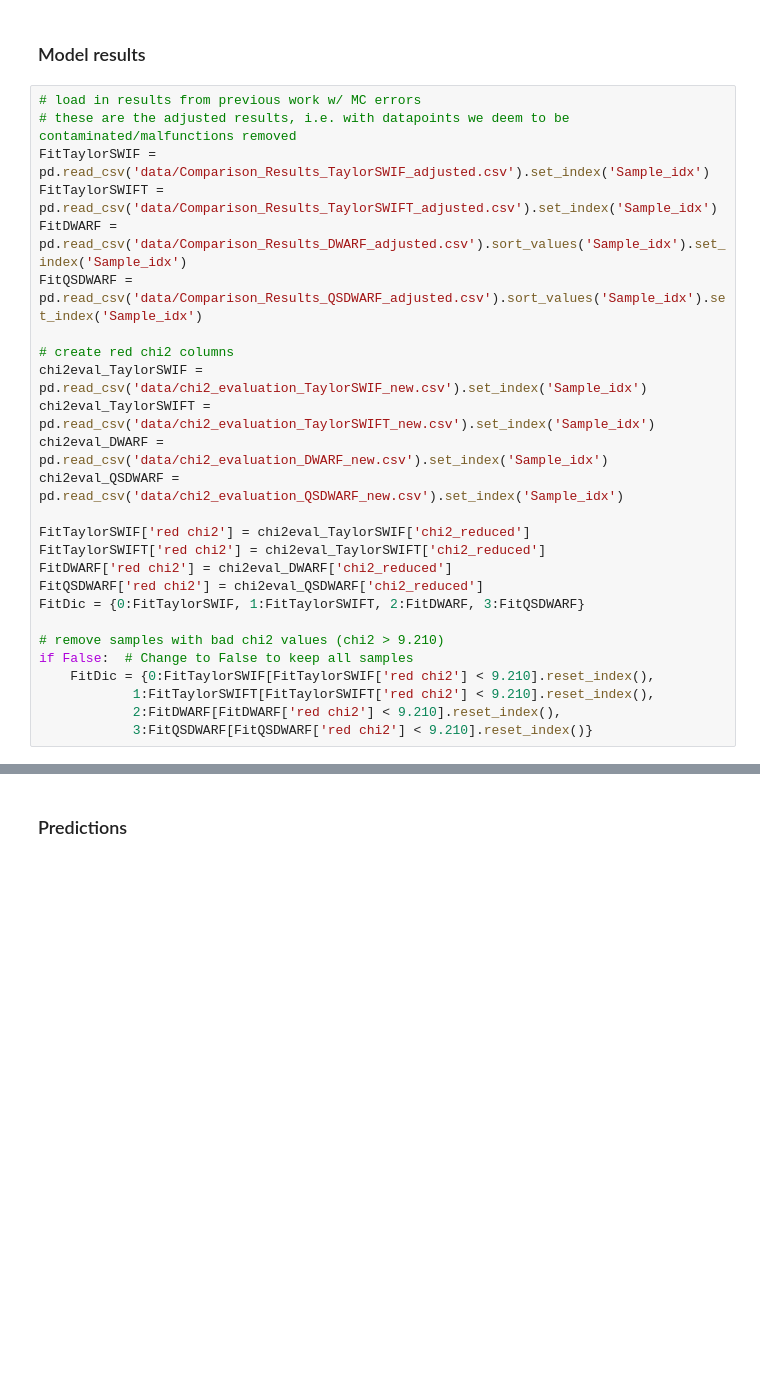
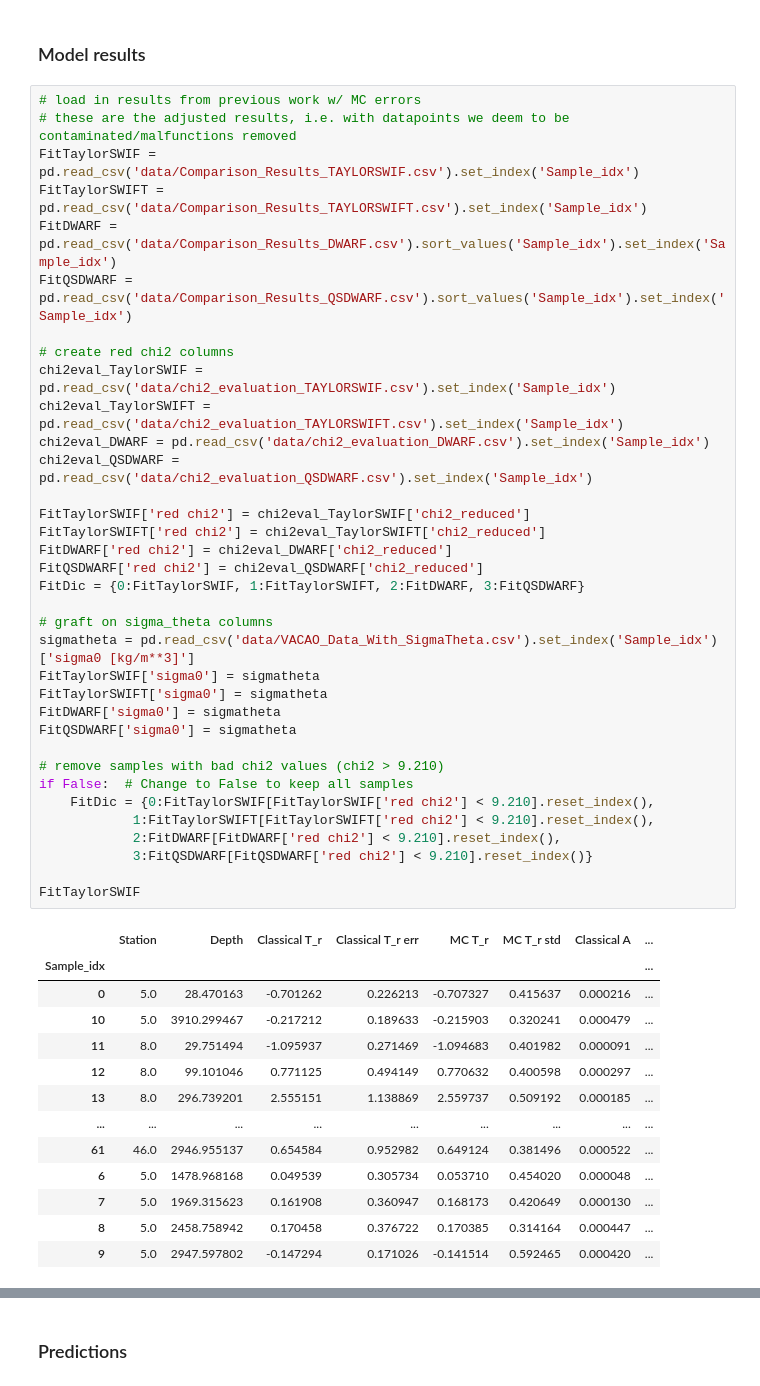
Before and after one commit to TeamPAGOS/Resources-New-Noble-Gas-Derived-Parameterizations-of-Arctic-Air-Sea-Ice-Gas-Exchange-Processes, a Jupyter notebook: Paper copy.ipynb, the cells around one changed output, grey strips where cells are left out. Drawn from its saved outputs; the diff is of its cells as text; blank space fills up the shorter version.

```diff
--- a/Paper copy.ipynb
+++ b/Paper copy.ipynb
@@ -294,26 +298,49 @@ plt.savefig('plots/paper/Tracer-Tracer_Plot.pdf', dpi =900,bbox_inches='tight')
 # %%
 # load in results from previous work w/ MC errors
 # these are the adjusted results, i.e. with datapoints we deem to be contaminated/malfunctions removed
-FitTaylorSWIF = pd.read_csv('data/Comparison_Results_TaylorSWIF_adjusted.csv').set_index('Sample_idx')
-FitTaylorSWIFT = pd.read_csv('data/Comparison_Results_TaylorSWIFT_adjusted.csv').set_index('Sample_idx')
-FitDWARF = pd.read_csv('data/Comparison_Results_DWARF_adjusted.csv').sort_values('Sample_idx').set_index('Sample_idx')
-FitQSDWARF = pd.read_csv('data/Comparison_Results_QSDWARF_adjusted.csv').sort_values('Sample_idx').set_index('Sample_idx')
+FitTaylorSWIF = pd.read_csv('data/Comparison_Results_TAYLORSWIF.csv').set_index('Sample_idx')
+FitTaylorSWIFT = pd.read_csv('data/Comparison_Results_TAYLORSWIFT.csv').set_index('Sample_idx')
+FitDWARF = pd.read_csv('data/Comparison_Results_DWARF.csv').sort_values('Sample_idx').set_index('Sample_idx')
+FitQSDWARF = pd.read_csv('data/Comparison_Results_QSDWARF.csv').sort_values('Sample_idx').set_index('Sample_idx')
 
 # create red chi2 columns
-chi2eval_TaylorSWIF = pd.read_csv('data/chi2_evaluation_TaylorSWIF_new.csv').set_index('Sample_idx')
-chi2eval_TaylorSWIFT = pd.read_csv('data/chi2_evaluation_TaylorSWIFT_new.csv').set_index('Sample_idx')
-chi2eval_DWARF = pd.read_csv('data/chi2_evaluation_DWARF_new.csv').set_index('Sample_idx')
-chi2eval_QSDWARF = pd.read_csv('data/chi2_evaluation_QSDWARF_new.csv').set_index('Sample_idx')
+chi2eval_TaylorSWIF = pd.read_csv('data/chi2_evaluation_TAYLORSWIF.csv').set_index('Sample_idx')
+chi2eval_TaylorSWIFT = pd.read_csv('data/chi2_evaluation_TAYLORSWIFT.csv').set_index('Sample_idx')
+chi2eval_DWARF = pd.read_csv('data/chi2_evaluation_DWARF.csv').set_index('Sample_idx')
+chi2eval_QSDWARF = pd.read_csv('data/chi2_evaluation_QSDWARF.csv').set_index('Sample_idx')
 
 FitTaylorSWIF['red chi2'] = chi2eval_TaylorSWIF['chi2_reduced']
 FitTaylorSWIFT['red chi2'] = chi2eval_TaylorSWIFT['chi2_reduced']
 FitDWARF['red chi2'] = chi2eval_DWARF['chi2_reduced']
 FitQSDWARF['red chi2'] = chi2eval_QSDWARF['chi2_reduced']
 FitDic = {0:FitTaylorSWIF, 1:FitTaylorSWIFT, 2:FitDWARF, 3:FitQSDWARF}
 
+# graft on sigma_theta columns
+sigmatheta = pd.read_csv('data/VACAO_Data_With_SigmaTheta.csv').set_index('Sample_idx')['sigma0 [kg/m**3]']
+FitTaylorSWIF['sigma0'] = sigmatheta
+FitTaylorSWIFT['sigma0'] = sigmatheta
+FitDWARF['sigma0'] = sigmatheta
+FitQSDWARF['sigma0'] = sigmatheta
+
 # remove samples with bad chi2 values (chi2 > 9.210)
 if False:  # Change to False to keep all samples
     FitDic = {0:FitTaylorSWIF[FitTaylorSWIF['red chi2'] < 9.210].reset_index(),
             1:FitTaylorSWIFT[FitTaylorSWIFT['red chi2'] < 9.210].reset_index(),
             2:FitDWARF[FitDWARF['red chi2'] < 9.210].reset_index(),
             3:FitQSDWARF[FitQSDWARF['red chi2'] < 9.210].reset_index()}
+
+FitTaylorSWIF
+# %% [output]
+|  | Station | Depth | Classical T_r | Classical T_r err | MC T_r | MC T_r std | Classical A | ... |
+| Sample_idx |  |  |  |  |  |  |  | ... |
+| 0 | 5.0 | 28.470163 | -0.701262 | 0.226213 | -0.707327 | 0.415637 | 0.000216 | ... |
+| 10 | 5.0 | 3910.299467 | -0.217212 | 0.189633 | -0.215903 | 0.320241 | 0.000479 | ... |
+| 11 | 8.0 | 29.751494 | -1.095937 | 0.271469 | -1.094683 | 0.401982 | 0.000091 | ... |
+| 12 | 8.0 | 99.101046 | 0.771125 | 0.494149 | 0.770632 | 0.400598 | 0.000297 | ... |
+| 13 | 8.0 | 296.739201 | 2.555151 | 1.138869 | 2.559737 | 0.509192 | 0.000185 | ... |
+| ... | ... | ... | ... | ... | ... | ... | ... | ... |
+| 61 | 46.0 | 2946.955137 | 0.654584 | 0.952982 | 0.649124 | 0.381496 | 0.000522 | ... |
+| 6 | 5.0 | 1478.968168 | 0.049539 | 0.305734 | 0.053710 | 0.454020 | 0.000048 | ... |
+| 7 | 5.0 | 1969.315623 | 0.161908 | 0.360947 | 0.168173 | 0.420649 | 0.000130 | ... |
+| 8 | 5.0 | 2458.758942 | 0.170458 | 0.376722 | 0.170385 | 0.314164 | 0.000447 | ... |
+| 9 | 5.0 | 2947.597802 | -0.147294 | 0.171026 | -0.141514 | 0.592465 | 0.000420 | ... |
```
Also changed, not shown: parts of 8 cells of this notebook, 17 other files.
